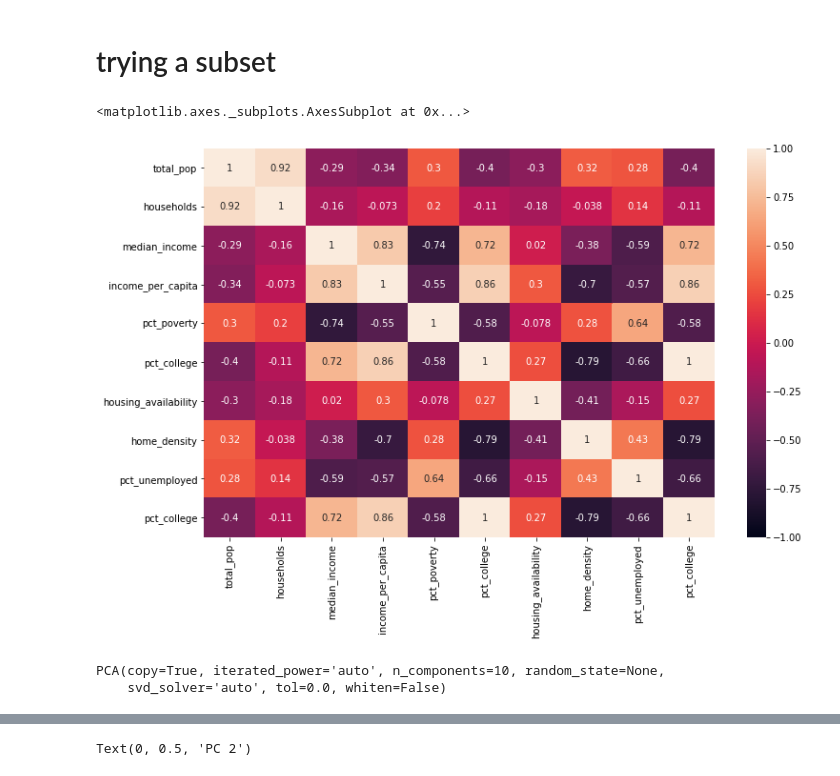
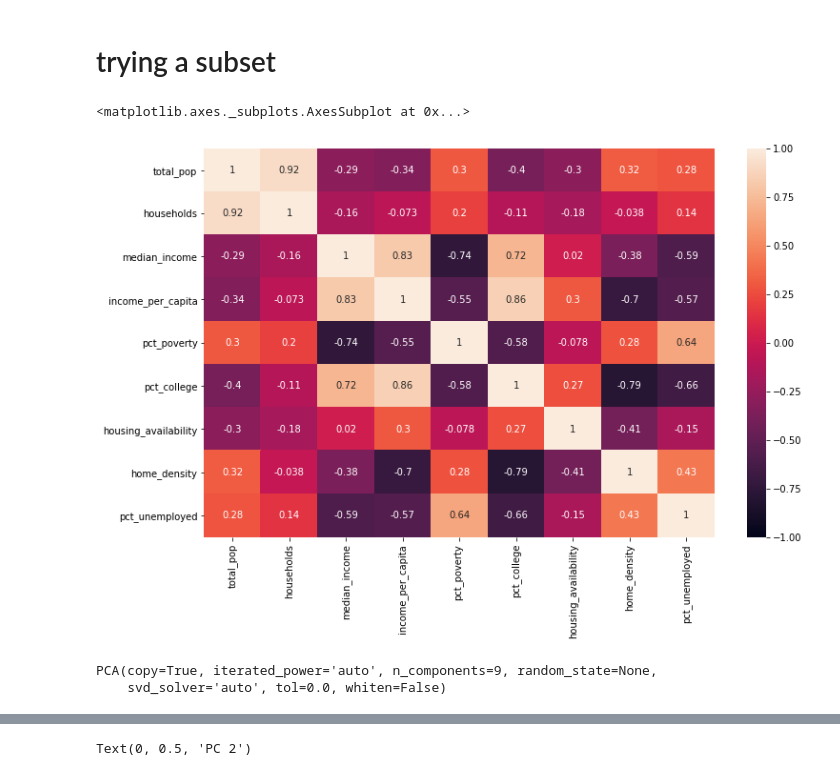
Before and after one commit to EugeniaDickson/zillow_rent_index, a Jupyter notebook: casey/PCA.ipynb, the cells around one changed output, grey strips where cells are left out. Cells and saved outputs as stored; diff of their text form; code cells hidden in the pictures.

```diff
--- a/casey/PCA.ipynb
+++ b/casey/PCA.ipynb
@@ -42,17 +55,17 @@ heatmap = sns.heatmap(df.corr(), vmin=-1, vmax=1, annot=True)
 # %%
 plt.figure(figsize=(12,7.5))
 housing_feats = df[['total_pop','households','median_income','income_per_capita','pct_poverty','pct_college','housing_availability',
-           'home_density','pct_unemployed','pct_college']]
+           'home_density','pct_unemployed']]
 sns.heatmap(housing_feats.corr(),vmin=-1, vmax=1, annot=True)
 # %% [output]
 <matplotlib.axes._subplots.AxesSubplot at 0x...>
-[figure, old version]
+[figure, new version]
 # %%
 from sklearn.decomposition import PCA
-pca = PCA(n_components=10) # 10 features
+pca = PCA(n_components=9) # 10 features
 pca.fit(housing_feats)
 # %% [output]
-PCA(copy=True, iterated_power='auto', n_components=10, random_state=None,
+PCA(copy=True, iterated_power='auto', n_components=9, random_state=None,
     svd_solver='auto', tol=0.0, whiten=False)
 # %%
 pca.explained_variance_ratio_
```
Also changed, not shown: parts of 15 cells of this notebook.
